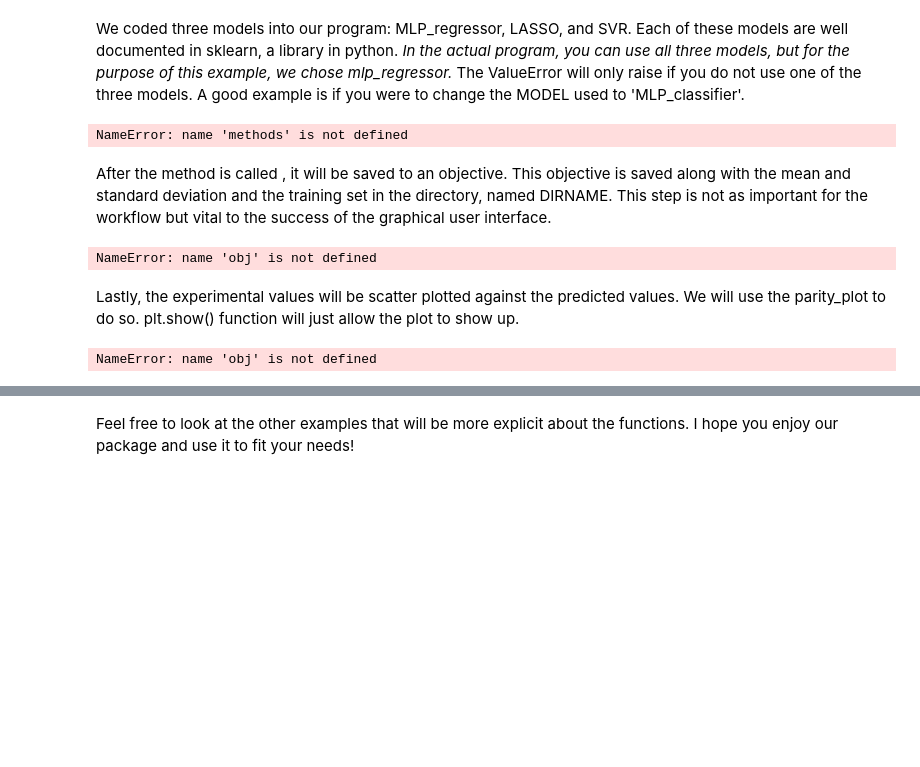
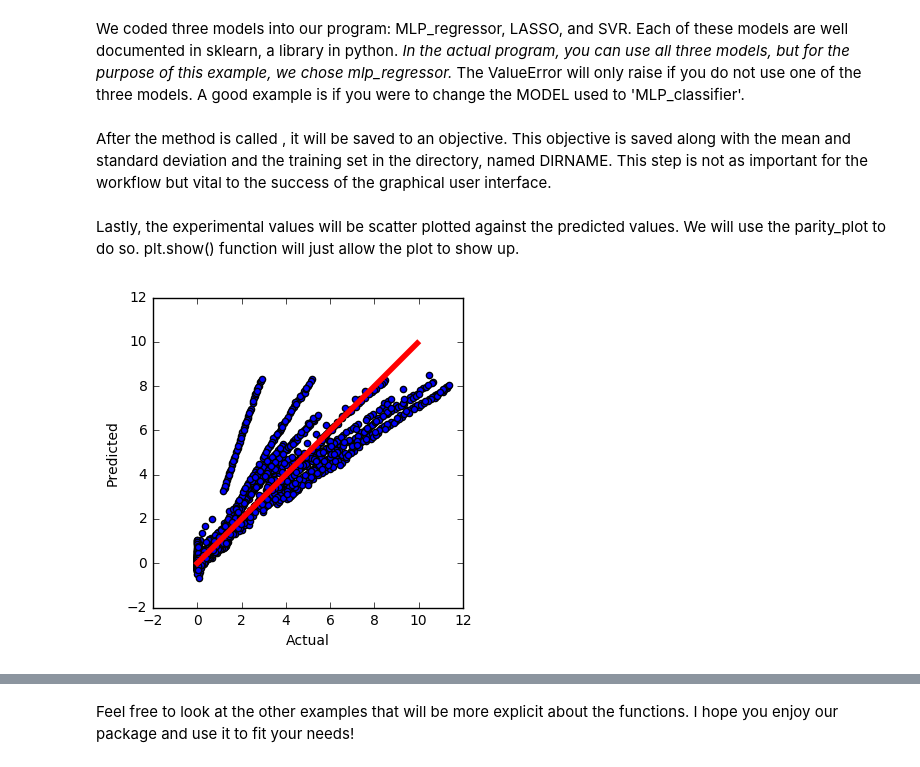
Before and after one commit to joekasp/ionic_liquids, a Jupyter notebook: ionic_liquids/examples/Example_Workflow.ipynb, the cells around one changed output, grey strips where cells are left out. Saved outputs shown, nothing was run; the diff lists cells and outputs as text; code cells hidden in the pictures; blank space fills up the shorter version.

```diff
--- a/ionic_liquids/examples/Example_Workflow.ipynb
+++ b/ionic_liquids/examples/Example_Workflow.ipynb
@@ -44,12 +51,13 @@ def read_data(filename):
 
     # clean the data if necessary
     df['EC_value'], df['EC_error'] = zip(*df['ELE_COD'].map(lambda x: x.split('±')))
+    y_error = np.copy(df['EC_error'])
     df = df.drop('EC_error', 1)
     df = df.drop('ELE_COD', 1)
 
-    return df
+    return df, y_error
 
-df = read_data(FILENAME)
+df, y_error = read_data(FILENAME)
 # %% [markdown]
 Secondly, we will create a X matrix and y vector that are send to the molecular descriptor function in utils.py. The X matrix will hold all of our inputs for the machine learning whereas y vector will be the actual electronic conductivity values.
 # %%
@@ -107,10 +115,12 @@ def molecular_descriptors(data):
 
     return prenorm_X, Y
 X, y = molecular_descriptors(df)
+y = df['EC_value'].reshape((X.shape[0],1))
 # %% [markdown]
 We can prepare our testing and training data set for the machine learning calling using train_test_split, a function called from sklearn module of python.
 # %%
-X_train, X_test, y_train, y_test = train_test_split(X, y, test_size=0.1)
+X_train,X_test,y_train,y_test,e_train,e_test = train_test_split(X,y,y_error,test_size=0.1)
+#X_train,X_test,Y_train,Y_test,e_train,e_test = train_test_split(X,y,y_error, test_size=0.05)
 # %% [markdown]
 Followingly, the program will normalize the testing data using the training data set. This will also provide us with the mean value and standard deviation of X.
 # %%
@@ -162,93 +250,44 @@ We coded three models into our program:  MLP_regressor, LASSO, and SVR.  Each of
 # %%
 if (MODEL.lower() == 'mlp_regressor'):
-    obj = methods.do_MLP_regressor(X_train, y_train)
+    obj = do_MLP_regressor(X_train, y_train)
 elif (MODEL.lower() == 'lasso'):
-    obj = methods.do_lasso(X_train, y_train)
+    obj = do_lasso(X_train, y_train)
 elif (MODEL.lower() == 'svr'):
-    obj = methods.do_svr(X_train, y_train)
+    obj = do_svr(X_train, y_train)
 else:
     raise ValueError("Model not supported")
-# %% [output]
-NameError: name 'methods' is not defined
 # %% [markdown]
 After the method is called , it will be saved to an objective.  This objective is saved along with the mean and standard deviation and the training set in the directory, named  DIRNAME. This step is not as important for the workflow but vital to the success of the graphical user interface.
-# %%
-def save_model(obj, X_mean, X_stdev, X=None, y=None, dirname='default'):
-    """
-    Save the trained regressor model to the file
-
-    Input
-    ------
-    obj: model object
-    X_mean : mean for each column of training X
-    X_stdev : stdev for each column of training X
-    X : Predictor matrix
-    y : Response vector
-    dirname : the directory to save contents
-
-    Returns
-    ------
-    None
-    """
-    if (dirname == 'default'):
-        timestamp = str(datetime.now())[:19]
-        dirname = 'model_'+timestamp.replace(' ', '_')
-    else:
-        pass
-    if not os.path.exists(dirname):
-        os.makedirs(dirname)
-
-    filename = dirname + '/model.pkl'
-    joblib.dump(obj, filename)
-
-    joblib.dump(X_mean, dirname+'/X_mean.pkl')
-    joblib.dump(X_stdev, dirname+'/X_stdev.pkl')
-
-    if (X is not None):
-        filename = dirname + '/X_data.pkl'
-        joblib.dump(X, filename)
-    else:
-        pass
-
-    if (y is not None):
-        filename = dirname + '/y_data.pkl'
-        joblib.dump(y, filename)
-    else:
-        pass
-
-    return
-
-save_model(obj, X_mean, X_std, X_train, y_train, dirname=DIRNAME)
-# %% [output]
-NameError: name 'obj' is not defined
 # %% [markdown]
 Lastly, the experimental values will be scatter plotted against the predicted values. We will use the parity_plot to do so. plt.show()  function will just allow the plot to show up.
 # %%
-def parity_plot(y_pred, y_act):
+FIG_SIZE = (4,4)
+
+def parity_plot(y_act, y_pred):
     """
     Creates a parity plot
 
     Input
     -----
     y_pred : predicted values from the model
     y_act : 'true' (actual) values
 
     Output
     ------
     fig : matplotlib figure
 
     """
 
     fig = plt.figure(figsize=FIG_SIZE)
-    plt.scatter(y_act, y_pred)
+    plt.scatter(list(y_act), list(y_pred))
     plt.plot([y_act.min(), y_act.max()], [y_act.min(), y_act.max()],
              lw=4, color='r')
     plt.xlabel('Actual')
     plt.ylabel('Predicted')
 
     return fig
 
 my_plot = parity_plot(y_train, obj.predict(X_train))
 plt.show(my_plot)
 # %% [output]
-NameError: name 'obj' is not defined
+[figure, added]
```
Also changed, not shown: parts of 6 cells of this notebook, 7 other files.
